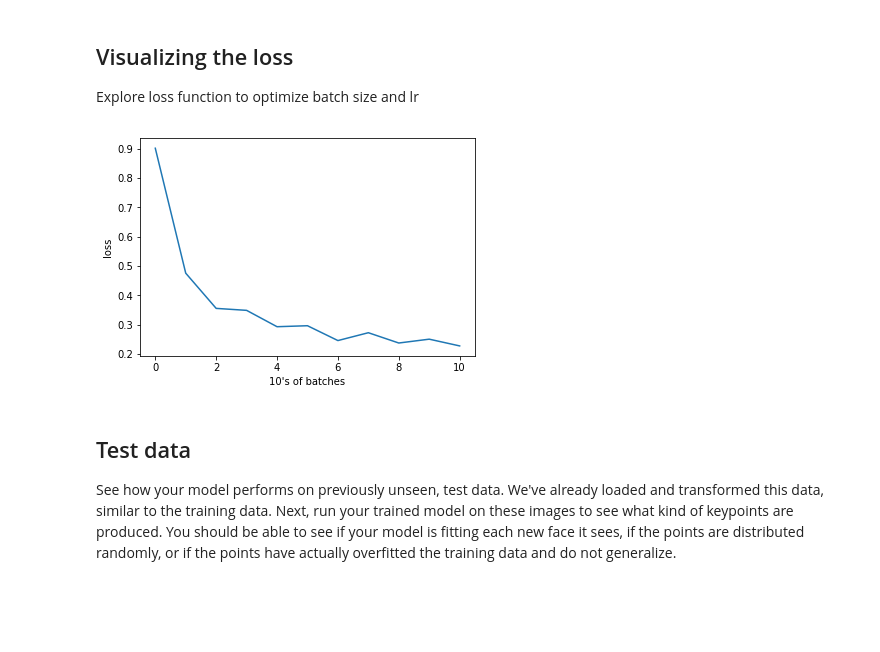
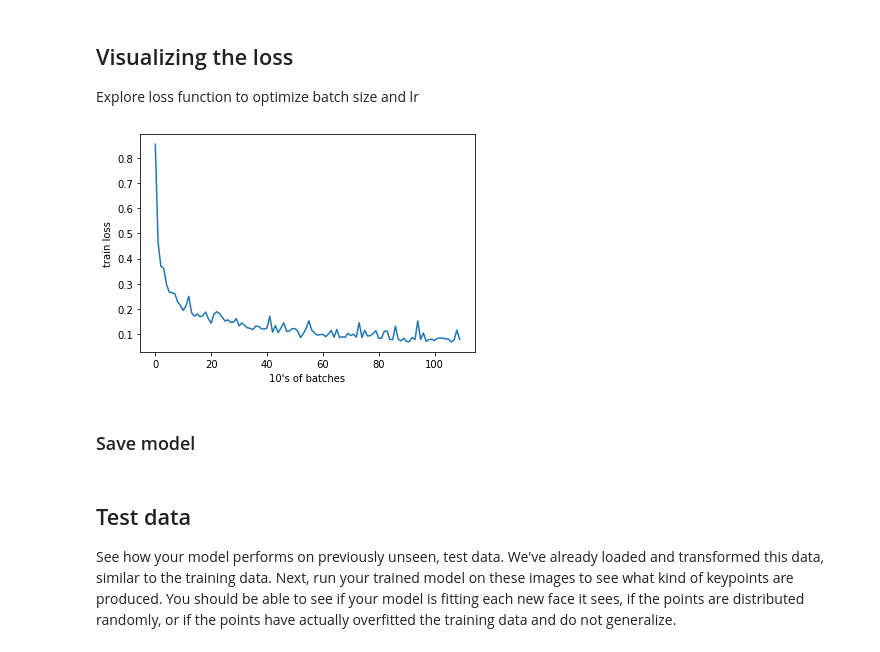
Before and after one commit to FrancescoMrn/CNN_Facial_Keypoints, a Jupyter notebook: 2. Define the Network Architecture.ipynb, the cells around one changed output. Cells and saved outputs as stored; diff of their text form; code cells hidden in the pictures; blank space fills up the shorter version.

Commit message:
Code adjustments and model retrained.

```diff
--- a/2. Define the Network Architecture.ipynb
+++ b/2. Define the Network Architecture.ipynb
@@ -176,8 +139,8 @@ data_transform = transforms.Compose([Rescale(250),
 assert(data_transform is not None), 'Define a data_transform'
 # %%
 # create the transformed dataset
-transformed_dataset = FacialKeypointsDataset(csv_file='/data/training_frames_keypoints.csv',
-                                             root_dir='/data/training/',
+transformed_dataset = FacialKeypointsDataset(csv_file='raw/data/training_frames_keypoints.csv',
+                                             root_dir='raw/data/training/',
                                              transform=data_transform)
 
 
@@ -462,10 +422,6 @@ def train_net(n_epochs):
 **The training of the model was performed on Google Colab with the usage of the GPU - The full training notebook is attached to inside the project folder**
 # %%
 # train your network
-n_epochs = 1 # start small, and increase when you've decided on your model structure and hyperparams
-
-# this is a Workspaces-specific context manager to keep the connection
-# alive while training your model, not part of pytorch
-with active_session():
-    train_loss_batches = train_net(n_epochs)
+n_epochs = 10 # start small, and increase when you've decided on your model structure and hyperparams
+train_loss_batches = train_net(n_epochs)
 # %% [output]
@@ -488,8 +449,10 @@ Explore loss function to optimize batch size and lr
 # %%
 plt.plot(train_loss_batches)
 plt.xlabel('10\'s of batches')
-plt.ylabel('loss')
+plt.ylabel('train loss')
 #plt.ylim(0, 0.3) # consistent scale
 plt.show()
 # %% [output]
-[figure, old version]
+[figure, new version]
+# %% [markdown]
+### Save model
```
Also changed, not shown: parts of 28 cells of this notebook.
